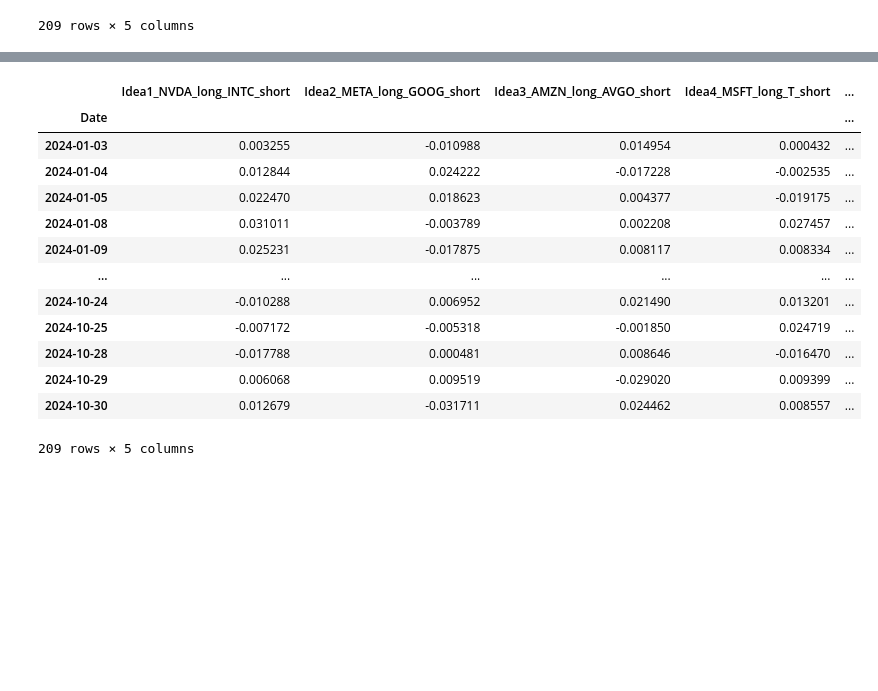
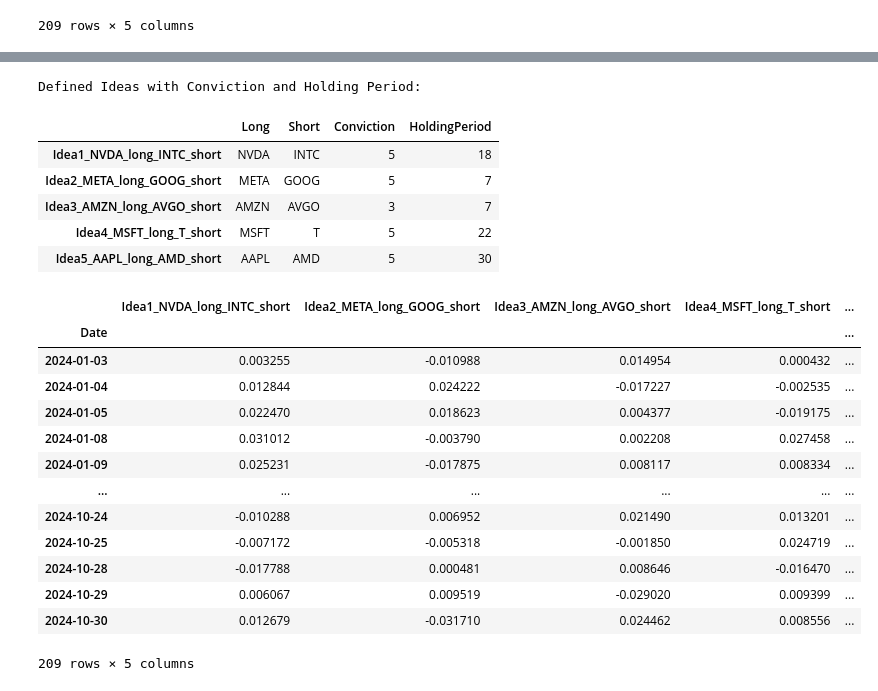
Before and after one commit to li-xiaohui/quant-factor-analysis, a Jupyter notebook: idea_analysis.ipynb, the cells around one changed output, grey strips where cells are left out. Drawn from its saved outputs; the diff is of its cells as text; code cells hidden in the pictures; blank space fills up the shorter version.

Commit message:
add conviction and holding period to ideas

```diff
--- a/idea_analysis.ipynb
+++ b/idea_analysis.ipynb
@@ -116,37 +116,57 @@ Estimated factor betas:
 # %%
 # =====================================================
 # 6. Define long-short ideas (market-neutral pairs)
 # =====================================================
 ideas = {
     "Idea1_NVDA_long_INTC_short": ("NVDA", "INTC"),
     "Idea2_META_long_GOOG_short": ("META", "GOOG"),
     "Idea3_AMZN_long_AVGO_short": ("AMZN", "AVGO"),
     "Idea4_MSFT_long_T_short": ("MSFT", "T"),
     "Idea5_AAPL_long_AMD_short": ("AAPL", "AMD"),
 }
 
-# =====================================================
-# 7. Compute daily returns of each idea
-# =====================================================
-idea_returns = pd.DataFrame(index=R_assets.index)
-for name, (long_t, short_t) in ideas.items():
-    idea_returns[name] = R_assets[long_t] - R_assets[short_t]
-idea_returns
+# convert ideas to df and also add random conviction level (3, 4, 5) and holding period between 5 days to 30 days
+ideas_df = pd.DataFrame(columns=["Long", "Short", "Conviction", "HoldingPeriod"])
+for idea_name, (long_ticker, short_ticker) in ideas.items():
+    conviction = np.random.randint(3, 6)  # Random conviction level between 3 and 5
+    holding_period = np.random.randint(5, 31)  # Random holding period between 5 and 30 days
+    # assign row directly by index (clearer and avoids concat/parsing issues)
+    ideas_df.loc[idea_name] = [long_ticker, short_ticker, conviction, holding_period]
+
+print("Defined Ideas with Conviction and Holding Period:")
+
+display(ideas_df)
 # %% [output]
+Defined Ideas with Conviction and Holding Period:
-|  | Idea1_NVDA_long_INTC_short | Idea2_META_long_GOOG_short | Idea3_AMZN_long_AVGO_short | Idea4_MSFT_long_T_short | ... |
-| Date |  |  |  |  | ... |
-| 2024-01-03 | 0.003255 | -0.010988 | 0.014954 | 0.000432 | ... |
-| 2024-01-04 | 0.012844 | 0.024222 | -0.017228 | -0.002535 | ... |
-| 2024-01-05 | 0.022470 | 0.018623 | 0.004377 | -0.019175 | ... |
-| 2024-01-08 | 0.031011 | -0.003789 | 0.002208 | 0.027457 | ... |
-| 2024-01-09 | 0.025231 | -0.017875 | 0.008117 | 0.008334 | ... |
-| ... | ... | ... | ... | ... | ... |
-| 2024-10-24 | -0.010288 | 0.006952 | 0.021490 | 0.013201 | ... |
-| 2024-10-25 | -0.007172 | -0.005318 | -0.001850 | 0.024719 | ... |
-| 2024-10-28 | -0.017788 | 0.000481 | 0.008646 | -0.016470 | ... |
-| 2024-10-29 | 0.006068 | 0.009519 | -0.029020 | 0.009399 | ... |
-| 2024-10-30 | 0.012679 | -0.031711 | 0.024462 | 0.008557 | ... |
+|  | Long | Short | Conviction | HoldingPeriod |
+| Idea1_NVDA_long_INTC_short | NVDA | INTC | 5 | 18 |
+| Idea2_META_long_GOOG_short | META | GOOG | 5 | 7 |
+| Idea3_AMZN_long_AVGO_short | AMZN | AVGO | 3 | 7 |
+| Idea4_MSFT_long_T_short | MSFT | T | 5 | 22 |
+| Idea5_AAPL_long_AMD_short | AAPL | AMD | 5 | 30 |
-209 rows × 5 columns
+# %%
+# =====================================================
+# 7. Compute daily returns of each idea
+# =====================================================
+idea_returns = pd.DataFrame(index=R_assets.index)
+for name, (long_t, short_t) in ideas.items():
+    idea_returns[name] = R_assets[long_t] - R_assets[short_t]
+idea_returns
+# %% [output]
+|  | Idea1_NVDA_long_INTC_short | Idea2_META_long_GOOG_short | Idea3_AMZN_long_AVGO_short | Idea4_MSFT_long_T_short | ... |
+| Date |  |  |  |  | ... |
+| 2024-01-03 | 0.003255 | -0.010988 | 0.014954 | 0.000432 | ... |
+| 2024-01-04 | 0.012844 | 0.024222 | -0.017227 | -0.002535 | ... |
+| 2024-01-05 | 0.022470 | 0.018623 | 0.004377 | -0.019175 | ... |
+| 2024-01-08 | 0.031012 | -0.003790 | 0.002208 | 0.027458 | ... |
+| 2024-01-09 | 0.025231 | -0.017875 | 0.008117 | 0.008334 | ... |
+| ... | ... | ... | ... | ... | ... |
+| 2024-10-24 | -0.010288 | 0.006952 | 0.021490 | 0.013201 | ... |
+| 2024-10-25 | -0.007172 | -0.005318 | -0.001850 | 0.024719 | ... |
+| 2024-10-28 | -0.017788 | 0.000481 | 0.008646 | -0.016470 | ... |
+| 2024-10-29 | 0.006067 | 0.009519 | -0.029020 | 0.009399 | ... |
+| 2024-10-30 | 0.012679 | -0.031710 | 0.024462 | 0.008556 | ... |
+209 rows × 5 columns
 # %%
 # =====================================================
 # 8. Estimate expected returns (alphas) for each idea
```
Also changed, not shown: parts of 5 cells of this notebook.
